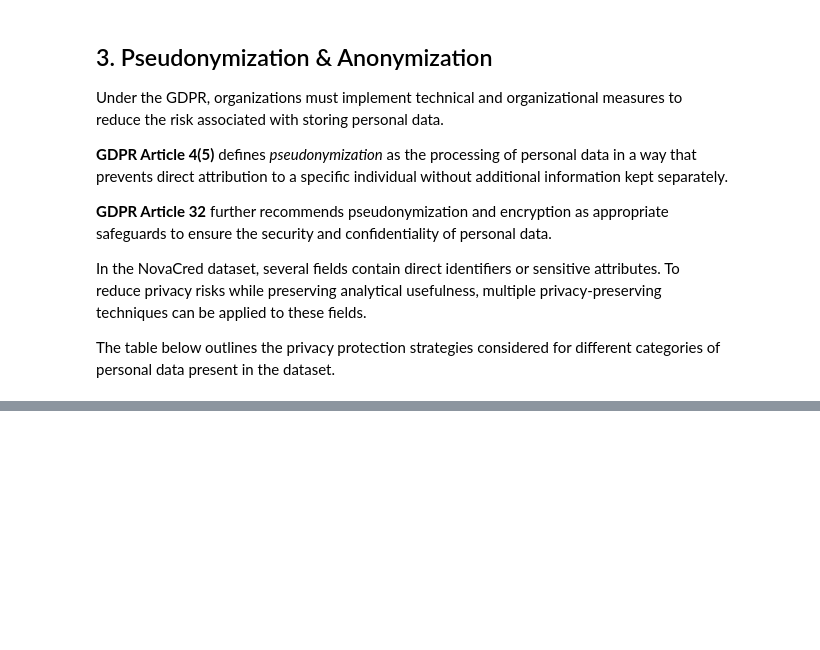
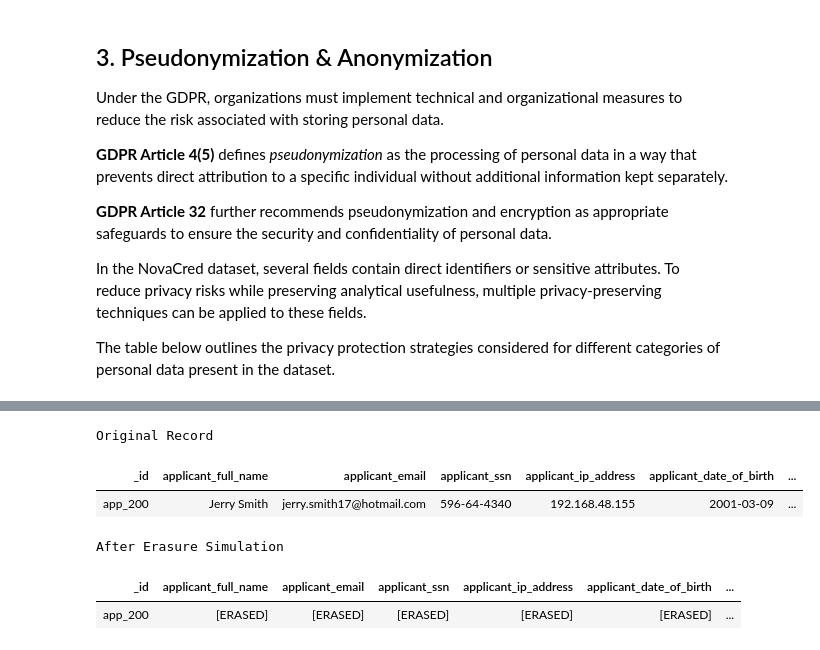
Before and after one commit to jmroque7/dego-project-team-14-TXB, a Jupyter notebook: Notebooks/03-privacy-demo.ipynb, the cells around one changed output, grey strips where cells are left out. Cells and saved outputs as stored; diff of their text form; code cells hidden in the pictures; blank space fills up the shorter version.

```diff
--- a/Notebooks/03-privacy-demo.ipynb
+++ b/Notebooks/03-privacy-demo.ipynb
@@ -526,0 +568,29 @@ df_flat[
+# %%
+from IPython.display import display, HTML
+
+display(
+    HTML(
+        f"""
+        <div style="display:flex; flex-direction:column; gap:30px">
+
+            <div>
+                <h4>Original Record</h4>
+                {erasure_demo.to_html(index=False)}
+            </div>
+
+            <div>
+                <h4>After Erasure Simulation</h4>
+                {erased_record.to_html(index=False)}
+            </div>
+
+        </div>
+        """
+    )
+)
+# %% [output]
+Original Record
+| _id | applicant_full_name | applicant_email | applicant_ssn | applicant_ip_address | applicant_date_of_birth | ... |
+| app_200 | Jerry Smith | jerry.smith17@hotmail.com | 596-64-4340 | 192.168.48.155 | 2001-03-09 | ... |
+After Erasure Simulation
+| _id | applicant_full_name | applicant_email | applicant_ssn | applicant_ip_address | applicant_date_of_birth | ... |
+| app_200 | [ERASED] | [ERASED] | [ERASED] | [ERASED] | [ERASED] | ... |
```
Also changed, not shown: parts of 6 cells of this notebook.
